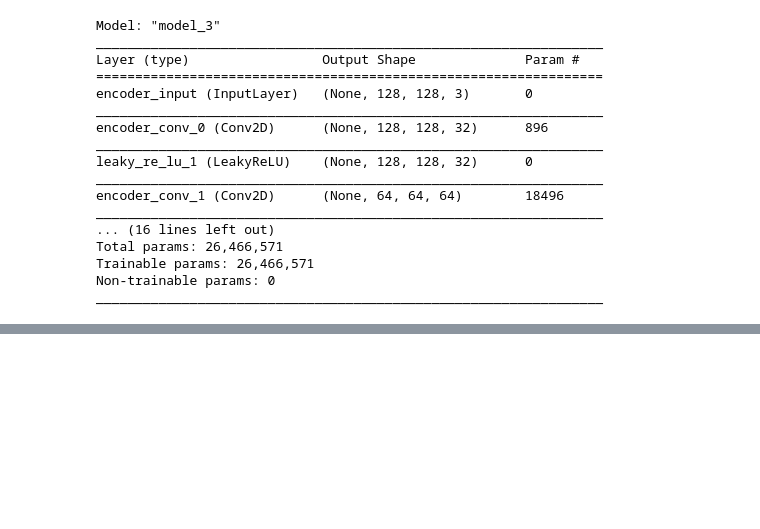
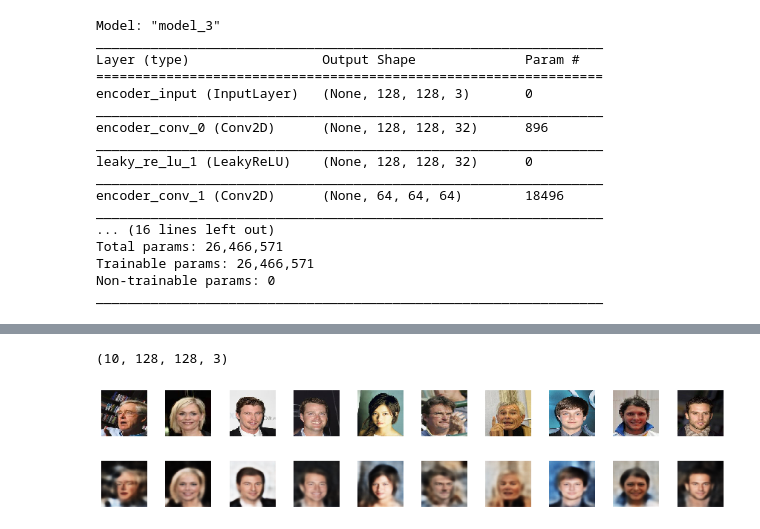
Before and after one commit to dhanushkamath/VariationalAutoencoder, a Jupyter notebook: Variational_Autoencoder.ipynb, the cells around one changed output, grey strips where cells are left out. Drawn from its saved outputs; the diff is of its cells as text; code cells hidden in the pictures; blank space fills up the shorter version.

Commit message:
added training and predict for simple AE

```diff
--- a/Variational_Autoencoder.ipynb
+++ b/Variational_Autoencoder.ipynb
@@ -287,0 +294,9 @@ _________________________________________________________________
+# %%
+LEARNING_RATE = 0.0005
+# %%
+optimizer = Adam(lr = LEARNING_RATE)
+
+def r_loss(y_true, y_pred):
+    return K.mean(K.square(y_true - y_pred), axis = [1,2,3])
+
+simple_autoencoder.compile(optimizer=optimizer, loss = r_loss)
@@ -287,0 +305,6 @@ _________________________________________________________________
+# %%
+simple_autoencoder.fit_generator(data_flow,
+                                 shuffle=True,
+                                 epochs = 20,
+                                 initial_epoch = 0,
+                                 steps_per_epoch=NUM_IMAGES / BATCH_SIZE)
@@ -287,0 +330,8 @@ _________________________________________________________________
+# %%
+
+example_batch = next(data_flow)
+example_images = example_batch[0]
+# %%
+example_images[:10].shape
+# %% [output]
+(10, 128, 128, 3)
@@ -287,0 +340,22 @@ _________________________________________________________________
+# %%
+n_to_show = 10
+
+
+reconst_images = simple_autoencoder.predict(example_images[:10])
+
+fig = plt.figure(figsize=(15, 3))
+fig.subplots_adjust(hspace=0.4, wspace=0.4)
+
+for i in range(n_to_show):
+    img = example_images[i].squeeze()
+    sub = fig.add_subplot(2, n_to_show, i+1)
+    sub.axis('off')
+    sub.imshow(img)
+
+for i in range(n_to_show):
+    img = reconst_images[i].squeeze()
+    sub = fig.add_subplot(2, n_to_show, i+n_to_show+1)
+    sub.axis('off')
+    sub.imshow(img)
+# %% [output]
+[figure, added]
```
Also changed, not shown: parts of 8 cells of this notebook.
